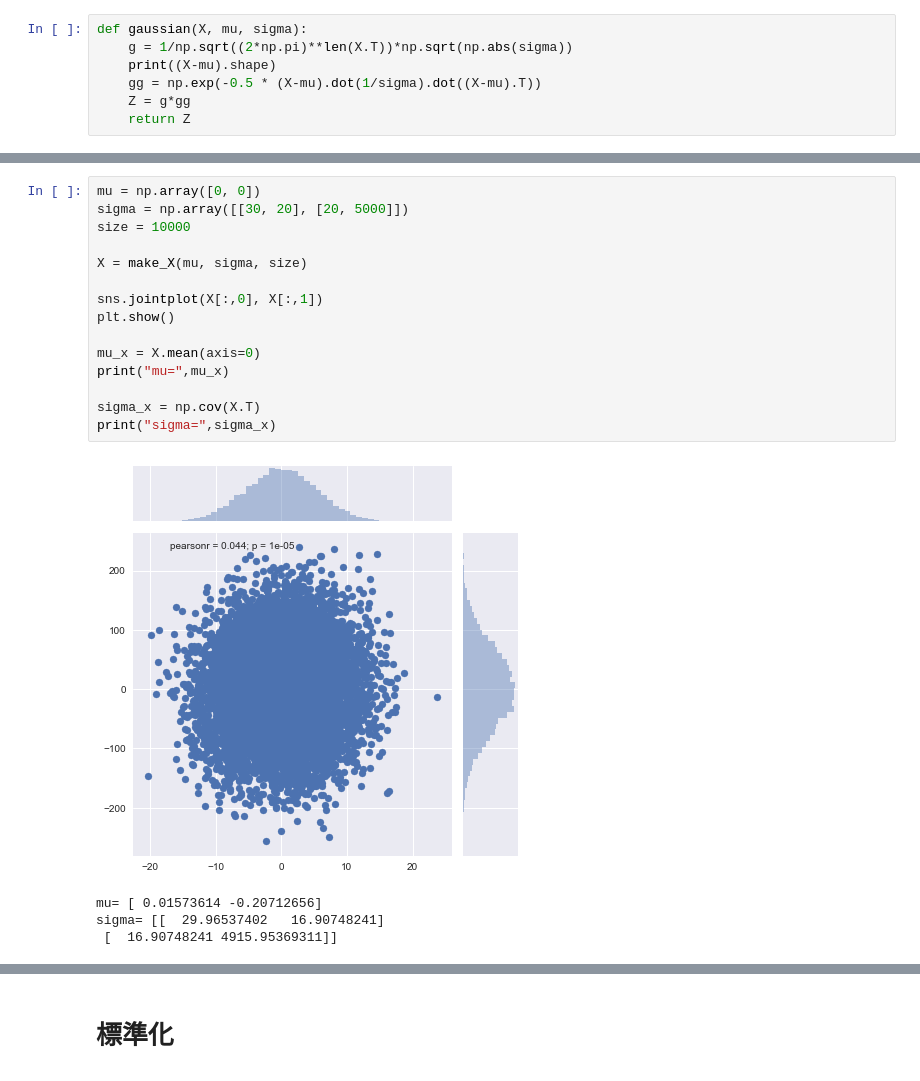
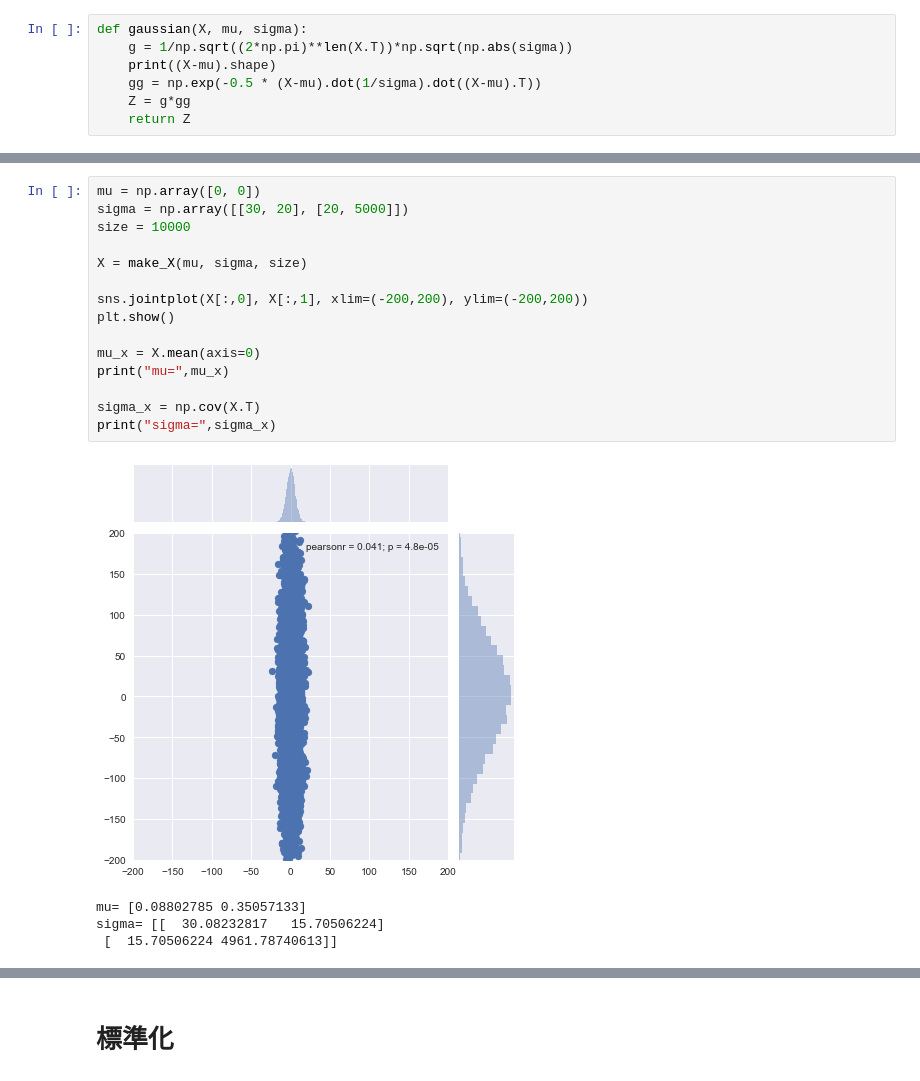
Before and after one commit to ryo-1/first_pattern_recognition, a Jupyter notebook: 第二回/問1.ipynb, the cells around one changed output, grey strips where cells are left out. Cells and saved outputs as stored; diff of their text form.

```diff
--- a/第二回/問1.ipynb
+++ b/第二回/問1.ipynb
@@ -128,23 +124,23 @@ sigma= [[2963.00783119   15.50971045]
 # %%
 mu = np.array([0, 0])
 sigma = np.array([[30, 20], [20, 5000]])
 size = 10000
 
 X = make_X(mu, sigma, size)
 
-sns.jointplot(X[:,0], X[:,1])
+sns.jointplot(X[:,0], X[:,1], xlim=(-200,200), ylim=(-200,200))
 plt.show()
 
 mu_x = X.mean(axis=0)
 print("mu=",mu_x)
 
 sigma_x = np.cov(X.T)
 print("sigma=",sigma_x)
 # %% [output]
-[figure, old version]
+[figure, new version]
-mu= [ 0.01573614 -0.20712656]
-sigma= [[  29.96537402   16.90748241]
- [  16.90748241 4915.95369311]]
+mu= [0.08802785 0.35057133]
+sigma= [[  30.08232817   15.70506224]
+ [  15.70506224 4961.78740613]]
 # %%
 mu = np.array([0, 0])
 sigma = np.array([[30, 30], [30, 50]])
```
Also changed, not shown: parts of 14 cells of this notebook.
